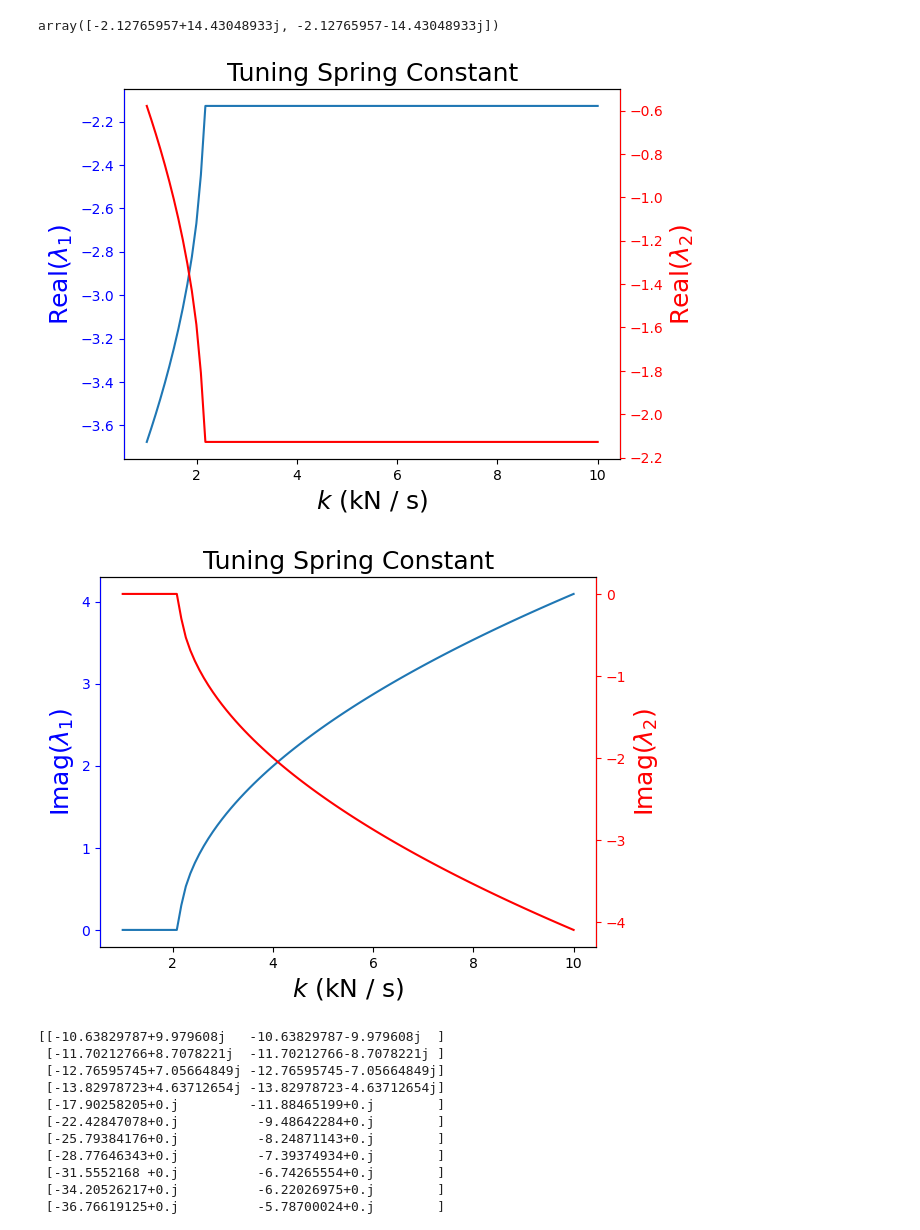
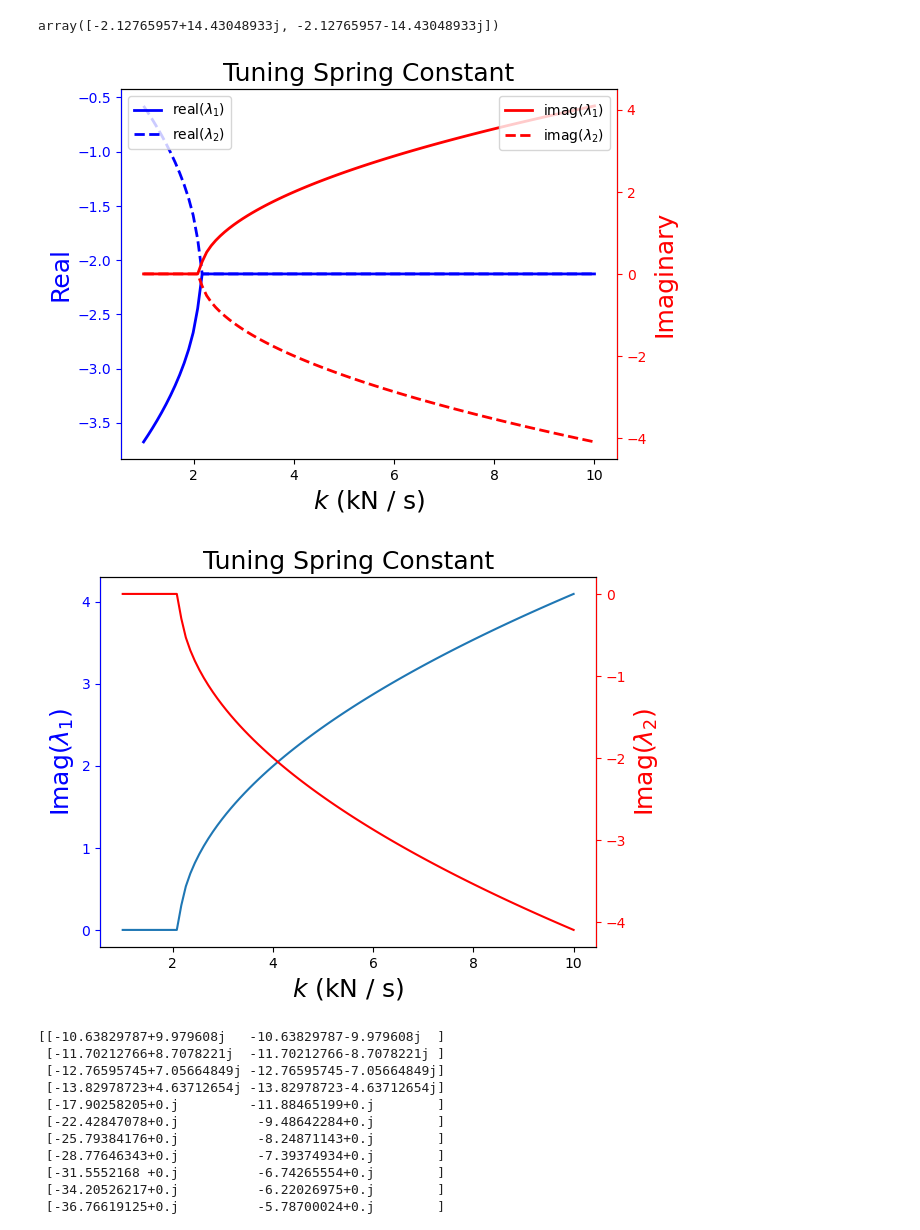
Before and after one commit to jckantor/cbe30338-book, a Jupyter notebook: notebooks/02-spring-mass-damper.ipynb, the cells around one changed output. Cells and saved outputs as stored; diff of their text form; code cells hidden in the pictures.

Commit message:
Updated plot

```diff
--- a/notebooks/02-spring-mass-damper.ipynb
+++ b/notebooks/02-spring-mass-damper.ipynb
@@ -537,44 +537,33 @@ array([-2.12765957+14.43048933j, -2.12765957-14.43048933j])
 # %%
 # Perform sensitivity analysis of eigenvalues to k
 k_adjust = np.linspace(1E3,1E4,101)
 
 evals = np.zeros((len(k_adjust),2),dtype = complex)
 
 
 for i in range(len(k_adjust)):
     evals[i,:] = eigenvalues_car_revisited(k=k_adjust[i],verbose=False)
 
 fig, ax1 = plt.subplots()
 
-ax1.plot(k_adjust/1E3,np.real(evals[:,0]))
-ax1.set_ylabel('Real($\lambda_1$)', color='blue',fontsize=18)
+ax1.plot(k_adjust/1E3,np.real(evals[:,0]),label="real($\lambda_1$)",color="blue",linestyle="-",linewidth=2)
+ax1.plot(k_adjust/1E3,np.real(evals[:,1]),label="real($\lambda_2$)",color="blue",linestyle="--",linewidth=2)
+ax1.set_ylabel('Real', color='blue',fontsize=18)
 ax1.set_xlabel('$k$ (kN / s)',fontsize=18)
 ax1.tick_params(axis='y', color='blue', labelcolor='blue')
 ax1.set_title('Tuning Spring Constant',fontsize=18)
+plt.legend(loc='upper left')
 ax2 = ax1.twinx()
-ax2.plot(k_adjust/1E3,np.real(evals[:,1]),'red')
-ax2.set_ylabel('Real($\lambda_2$)', color='red',fontsize=18)
+ax2.plot(k_adjust/1E3,np.imag(evals[:,0]),label="imag($\lambda_1$)",color='red',linestyle="-",linewidth=2)
+ax2.plot(k_adjust/1E3,np.imag(evals[:,1]),label="imag($\lambda_2$)",color='red',linestyle="--",linewidth=2)
+ax2.set_ylabel('Imaginary', color='red',fontsize=18)
 ax2.tick_params(axis='y', color='red', labelcolor='red')
 ax2.spines['right'].set_color('red')
 ax2.spines['left'].set_color('blue')
+plt.legend(loc='upper right')
 plt.show()
-
-fig, ax1 = plt.subplots()
-
-ax1.plot(k_adjust/1E3,np.imag(evals[:,0]))
-ax1.set_ylabel('Imag($\lambda_1$)', color='blue',fontsize=18)
-ax1.set_xlabel('$k$ (kN / s)',fontsize=18)
-ax1.tick_params(axis='y', color='blue', labelcolor='blue')
-ax1.set_title('Tuning Spring Constant',fontsize=18)
-ax2 = ax1.twinx()
-ax2.plot(k_adjust/1E3,np.imag(evals[:,1]),'red')
-ax2.set_ylabel('Imag($\lambda_2$)', color='red',fontsize=18)
-ax2.tick_params(axis='y', color='red', labelcolor='red')
-ax2.spines['right'].set_color('red')
-ax2.spines['left'].set_color('blue')
-plt.show()
 # %% [output]
-[figure, old version]
+[figure, new version]
 [figure]
 # %%
 # Perform sensitivity analysis of eigenvalues to c
```
